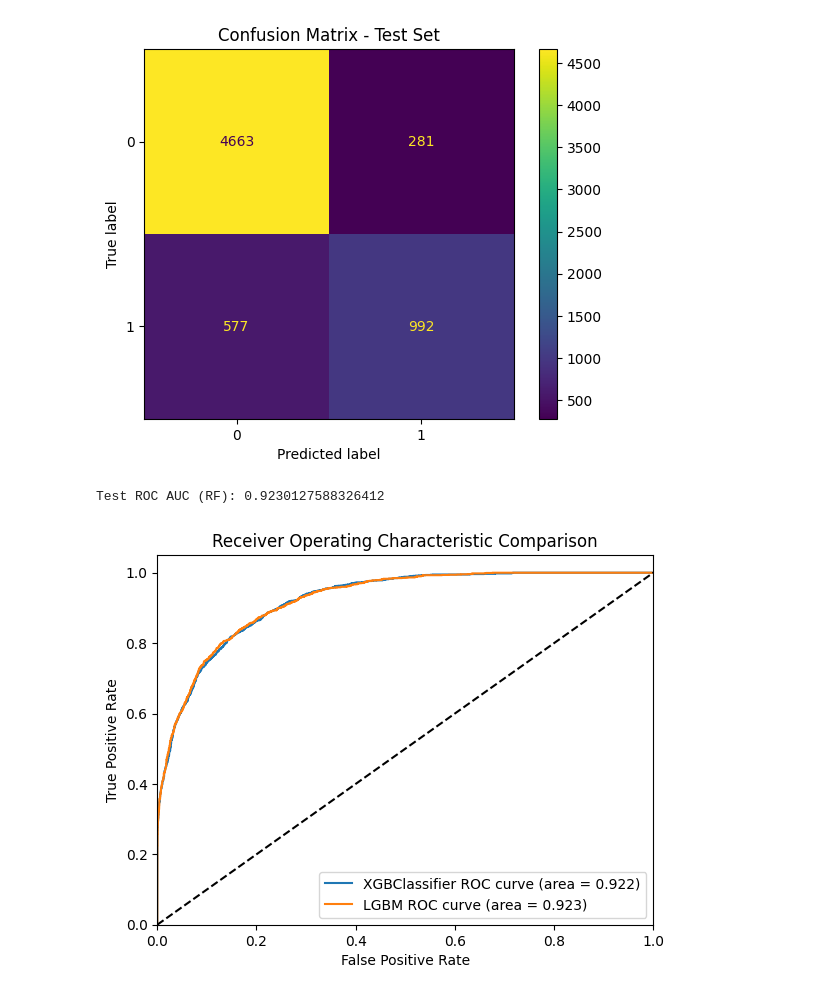
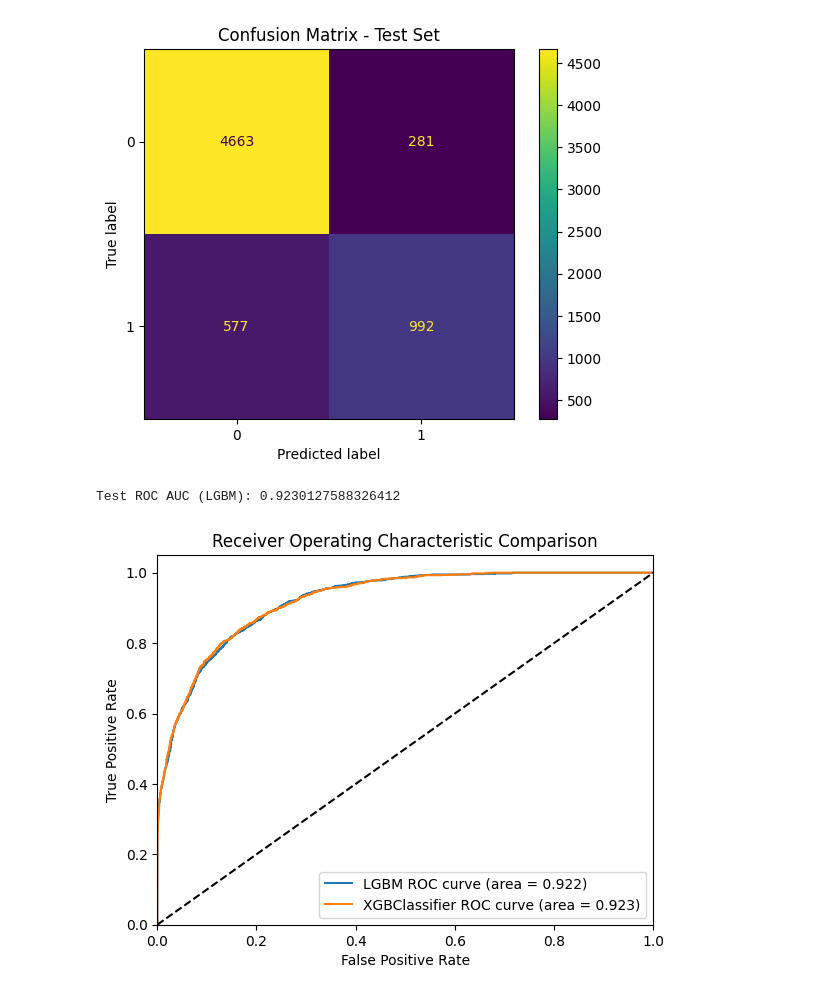
Before and after one commit to NishantSushmakar/responsible-data-science, a Jupyter notebook: notebook/classification.ipynb, the cells around one changed output. Drawn from its saved outputs; the diff is of its cells as text; code cells hidden in the pictures.

```diff
--- a/notebook/classification.ipynb
+++ b/notebook/classification.ipynb
@@ -501,21 +499,21 @@ plt.show()
 # %%
 # ROC Curve and AUC for both models
 y_scores_rf = clf_rf.predict_proba(X_test)[:,1]
 roc_auc_rf = roc_auc_score(y_test, y_scores_rf)
-print('Test ROC AUC (RF):', roc_auc_rf)
+print('Test ROC AUC (LGBM):', roc_auc_rf)
 
 fpr_rf, tpr_rf, thresholds_rf = roc_curve(y_test, y_scores_rf)
 plt.figure()
-plt.plot(fpr, tpr, label='XGBClassifier ROC curve (area = %0.3f)' % roc_auc)
-plt.plot(fpr_rf, tpr_rf, label='LGBM ROC curve (area = %0.3f)' % roc_auc_rf)
+plt.plot(fpr, tpr, label='LGBM ROC curve (area = %0.3f)' % roc_auc)
+plt.plot(fpr_rf, tpr_rf, label='XGBClassifier ROC curve (area = %0.3f)' % roc_auc_rf)
 plt.plot([0,1],[0,1],'k--')
 plt.xlim([0.0,1.0])
 plt.ylim([0.0,1.05])
 plt.xlabel('False Positive Rate')
 plt.ylabel('True Positive Rate')
 plt.title('Receiver Operating Characteristic Comparison')
 plt.legend(loc='lower right')
 plt.show()
 # %% [output]
-Test ROC AUC (RF): 0.9230127588326412
+Test ROC AUC (LGBM): 0.9230127588326412
-[figure, old version]
+[figure, new version]
```
Also changed, not shown: parts of 4 cells of this notebook.
